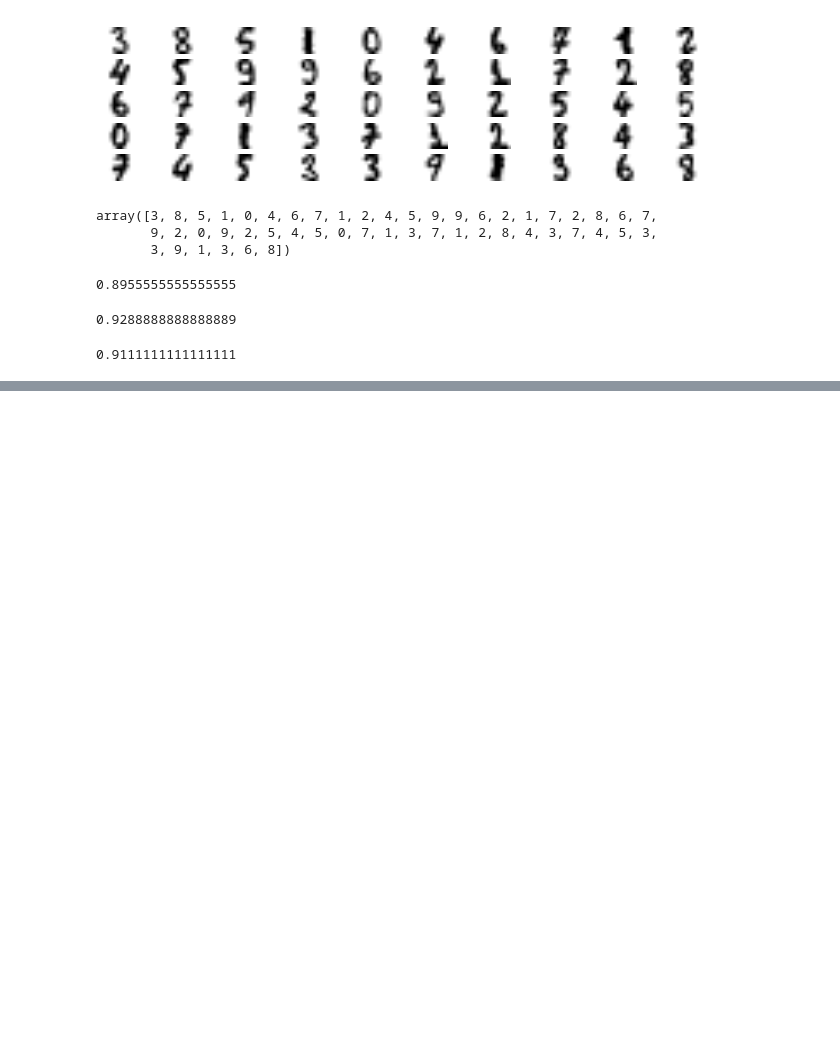
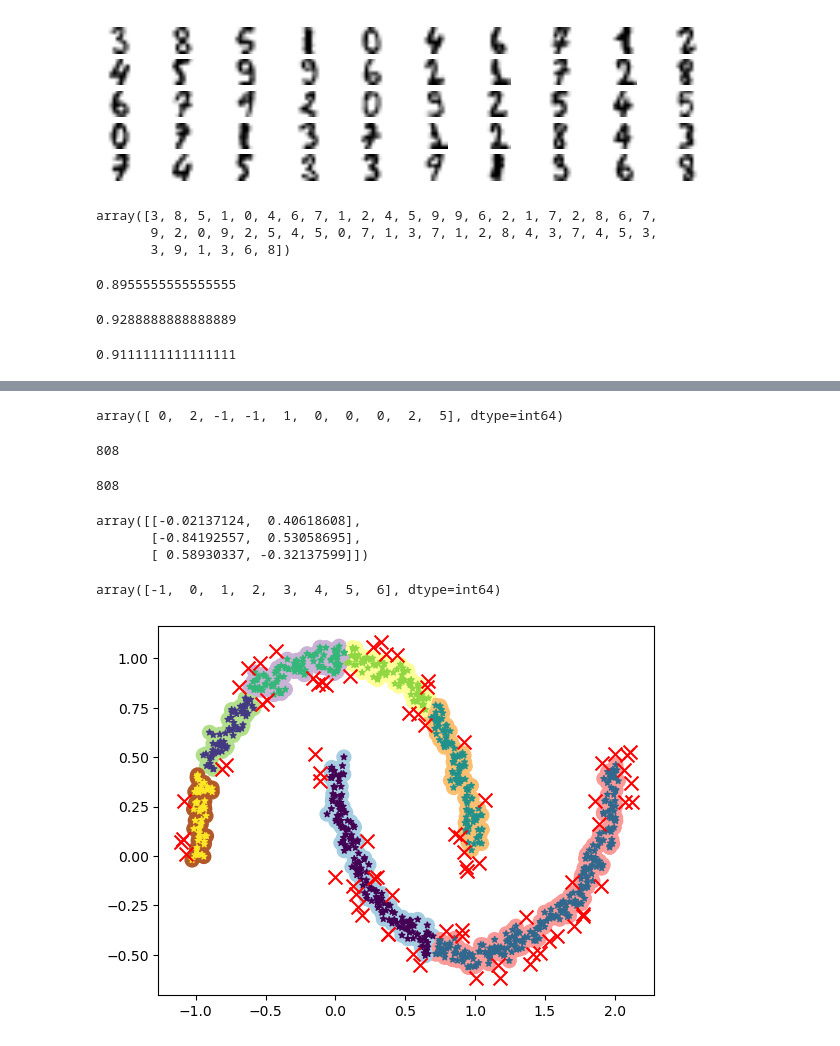
Before and after one commit to diegoguizanlopez/BigDataEIa, a Jupyter notebook: IA/Sistemas_Aprendizaje_Automatico/2-Trimestre/Clustering/Cluster.ipynb, the cells around one changed output, grey strips where cells are left out. Cells and saved outputs as stored; diff of their text form; code cells hidden in the pictures; blank space fills up the shorter version.

Commit message:
Clustering

```diff
--- a/IA/Sistemas_Aprendizaje_Automatico/2-Trimestre/Clustering/Cluster.ipynb
+++ b/IA/Sistemas_Aprendizaje_Automatico/2-Trimestre/Clustering/Cluster.ipynb
@@ -280,0 +284,48 @@ log_reg.score(X_test, y_test)
+# %%
+from sklearn.datasets import make_moons
+X, y = make_moons(n_samples=1000, noise=0.05, random_state=42)
+
+from sklearn.cluster import DBSCAN
+dbscan = DBSCAN(eps=0.05, min_samples=5)
+dbscan.fit(X)
+dbscan.labels_[:10]
+# %% [output]
+array([ 0,  2, -1, -1,  1,  0,  0,  0,  2,  5], dtype=int64)
+# %%
+len(dbscan.core_sample_indices_)
+# %% [output]
+808
+# %%
+len(dbscan.core_sample_indices_)
+# %% [output]
+808
+# %%
+dbscan.components_[:3]
+# %% [output]
+array([[-0.02137124,  0.40618608],
+       [-0.84192557,  0.53058695],
+       [ 0.58930337, -0.32137599]])
+# %%
+np.unique(dbscan.labels_)
+# %% [output]
+array([-1,  0,  1,  2,  3,  4,  5,  6], dtype=int64)
+# %%
+def plot_dbscan(dbscan, X, size):
+    core_mask = np.zeros_like(dbscan.labels_, dtype=bool)
+    core_mask[dbscan.core_sample_indices_] = True
+    anomalies_mask = dbscan.labels_ == -1
+    non_core_mask = ~(core_mask | anomalies_mask)
+
+    cores = dbscan.components_
+    anomalies = X[anomalies_mask]
+    non_cores = X[non_core_mask]
+
+    plt.scatter(cores[:, 0], cores[:, 1],
+                c=dbscan.labels_[core_mask], marker='o', s=size, cmap="Paired")
+    plt.scatter(cores[:, 0], cores[:, 1], marker='*', s=20, c=dbscan.labels_[core_mask])
+    plt.scatter(anomalies[:, 0], anomalies[:, 1],
+                c="r", marker="x", s=100)
+# %%
+plot_dbscan(dbscan, X, size=100)
+# %% [output]
+[figure, added]
```
Also changed, not shown: parts of 16 cells of this notebook, 1 other file.
